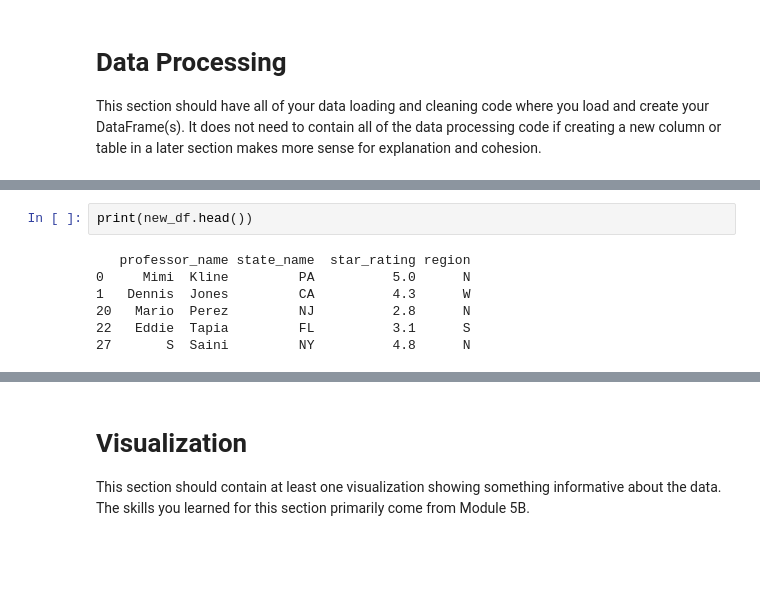
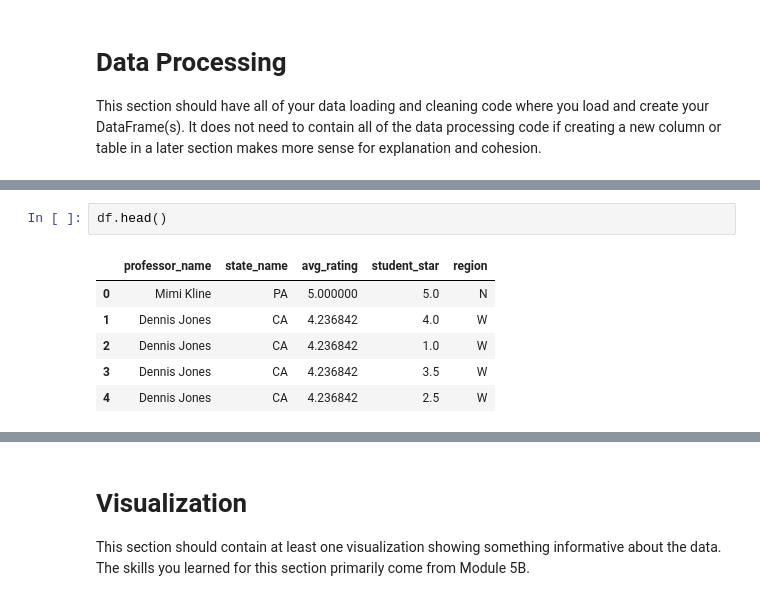
Before and after one commit to psuedoche/rateProfProject, a Jupyter notebook: final-perform.ipynb, the cells around one changed output, grey strips where cells are left out. Cells and saved outputs as stored; diff of their text form; blank space fills up the shorter version.

```diff
--- a/final-perform.ipynb
+++ b/final-perform.ipynb
@@ -168,9 +124,9 @@ new_df['region'] = new_df['state_name'].map(region_map)
-# %%
-print(new_df.head())
-# %% [output]
-   professor_name state_name  star_rating region
-0     Mimi  Kline         PA          5.0      N
-1   Dennis  Jones         CA          4.3      W
-20   Mario  Perez         NJ          2.8      N
-22   Eddie  Tapia         FL          3.1      S
-27       S  Saini         NY          4.8      N
+# %%
+df.head()
+# %% [output]
+|  | professor_name | state_name | avg_rating | student_star | region |
+| 0 | Mimi Kline | PA | 5.000000 | 5.0 | N |
+| 1 | Dennis Jones | CA | 4.236842 | 4.0 | W |
+| 2 | Dennis Jones | CA | 4.236842 | 1.0 | W |
+| 3 | Dennis Jones | CA | 4.236842 | 3.5 | W |
+| 4 | Dennis Jones | CA | 4.236842 | 2.5 | W |
```
Also changed, not shown: parts of 11 cells of this notebook.
